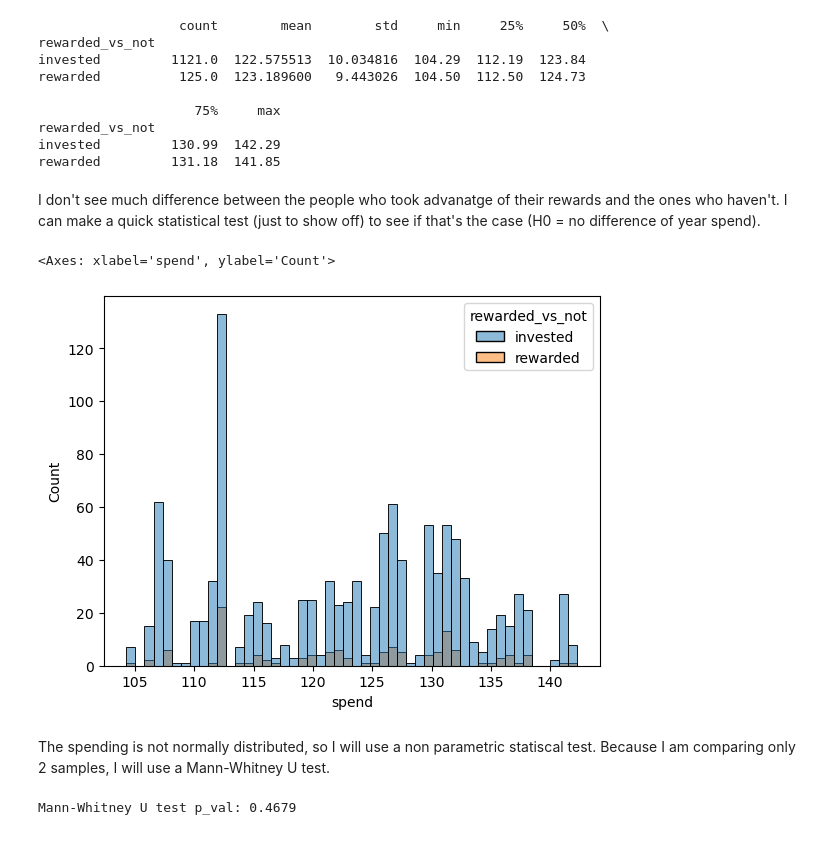
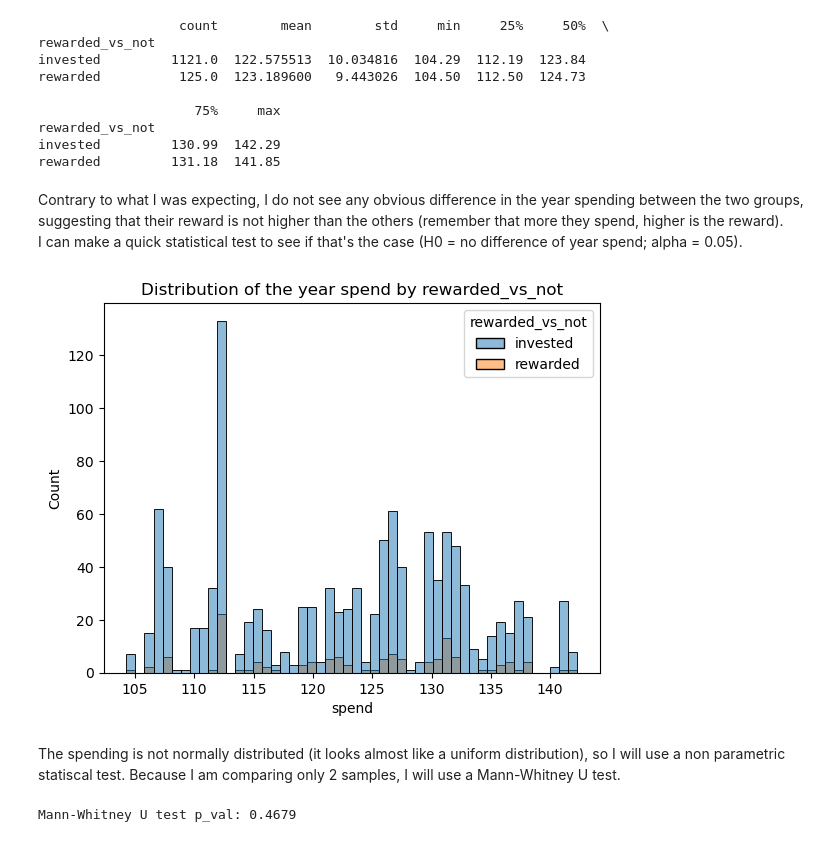
Before and after one commit to flylight-max/EDA_exam_CodeOp, a Jupyter notebook: analysis.ipynb, the cells around one changed output. Saved outputs shown, nothing was run; the diff lists cells and outputs as text; code cells hidden in the pictures.

```diff
--- a/analysis.ipynb
+++ b/analysis.ipynb
@@ -217,8 +207,8 @@ Nominal. </br>The month the customer joined the loyalty program. One of 12 value
 # %%
 #joining_month_num will be used for modelisation
-customer_data["joining_month_num"] = pd.to_datetime(customer_data["joining_month"], format="%b")
-customer_data["joining_month_num"] = customer_data["joining_month_num"].dt.month
-customer_data["joining_month_num"].fillna(0, inplace=True)
+#customer_data["joining_month_num"] = pd.to_datetime(customer_data["joining_month"], format="%b")
+#customer_data["joining_month_num"] = customer_data["joining_month_num"].dt.month
+#customer_data["joining_month_num"].fillna(0, inplace=True)
 
 customer_data["joining_month"].fillna("Unknown", inplace=True)
 ordered_month = ['Unknown', "Jan", "Feb", "Mar", "Apr", "May", "Jun", "Jul", "Aug", "Sep", "Oct", "Nov", "Dec"]
@@ -227,7 +217,7 @@ customer_data["joining_month"] = customer_data["joining_month"].cat.reorder_cate
                                                                                        , ordered=True)
 
 print(customer_data["joining_month"].value_counts(sort=False, dropna=False))
-print(customer_data["joining_month_num"].value_counts(dropna=False))
+#print(customer_data["joining_month_num"].value_counts(dropna=False))
 # %% [output]
 joining_month
 Unknown    125
@@ -303,15 +288,17 @@ rewarded_vs_not
 invested         130.99  142.29
 rewarded         131.18  141.85
 # %% [markdown]
-I don't see much difference between the people who took advanatge of their rewards and the ones who haven't. I can make a quick statistical test (just to show off) to see if that's the case (H0 = no difference of year spend).
+Contrary to what I was expecting, I do not see any obvious difference in the year spending between the two groups, suggesting that their reward is not higher than the others (remember that more they spend, higher is the reward).
+I can make a quick statistical test to see if that's the case (H0 = no difference of year spend; alpha = 0.05).
 # %%
 #look at the distribution of spend
 sns.histplot(x="spend", data=customer_data, hue="rewarded_vs_not", bins=50)
+plt.title("Distribution of the year spend by rewarded_vs_not")
+plt.show()
 # %% [output]
-<Axes: xlabel='spend', ylabel='Count'>
-[figure, old version]
+[figure, new version]
 # %% [markdown]
-The spending is not normally distributed, so I will use a non parametric statiscal test. Because I am comparing only 2 samples, I will use a Mann-Whitney U test.
+The spending is not normally distributed (it looks almost like a uniform distribution), so I will use a non parametric statiscal test. Because I am comparing only 2 samples, I will use a Mann-Whitney U test.
 # %%
 alpha = 0.05
 spend_U_stat, spend_U_pval = mannwhitneyu(customer_data[customer_data["rewarded_vs_not"] == "rewarded"]["spend"],\
```
Also changed, not shown: parts of 55 cells of this notebook.
